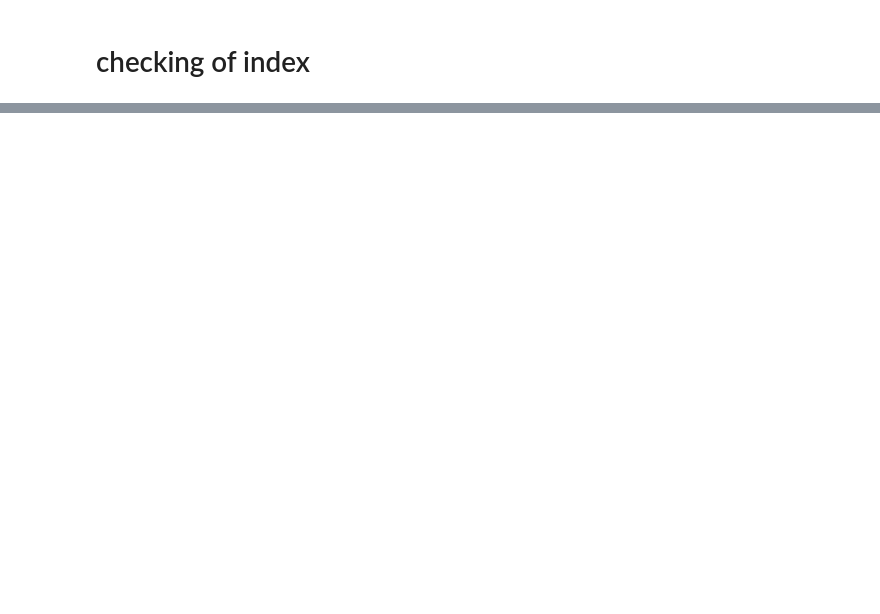
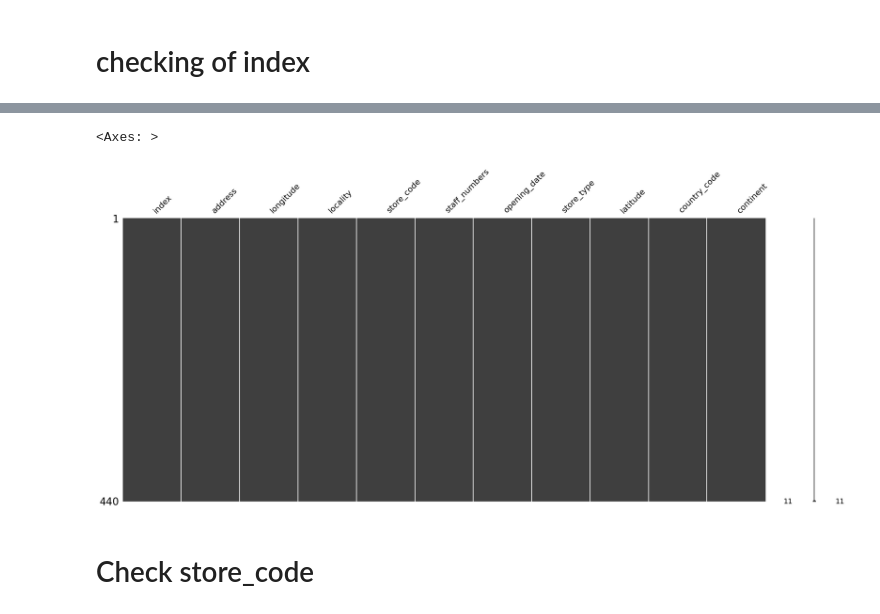
Before and after one commit to chemi5t/multinational-retail-data-centralisation, a Jupyter notebook: legacy_store_details_data.ipynb, the cells around one changed output, grey strips where cells are left out. Cells and saved outputs as stored; diff of their text form; code cells hidden in the pictures; blank space fills up the shorter version.

```diff
--- a/legacy_store_details_data.ipynb
+++ b/legacy_store_details_data.ipynb
@@ -317,0 +411,16 @@ None
+# %%
+def clean_staff_numbers(value):
+    # Extract only numeric part and convert to int
+    numeric_part = ''.join(filter(str.isdigit, value))
+    return int(numeric_part)
+
+# Apply the cleaning function to the 'staff_numbers' column
+legacy_store_details_df_filtered['staff_numbers'] = legacy_store_details_df_filtered['staff_numbers'].apply(clean_staff_numbers)
+
+# Display the cleaned DataFrame
+print("legacy_store_details_df_filtered[\"staff_numbers\"] unique contents after cleaning:\n")
+unique_items_in_staff_numbers = sorted(legacy_store_details_df_filtered["staff_numbers"].unique())
+print(unique_items_in_staff_numbers, "\n")
+print("Number of unique items in staff numbers:\n")
+print(len(unique_items_in_staff_numbers), "\n")
+display(legacy_store_details_df_filtered.info())
@@ -317,0 +453,8 @@ None
+# %%
+# Plot a missingno matrix of the dataframe
+msno.matrix(legacy_store_details_df_filtered)
+# %% [output]
+<Axes: >
+[figure, added]
+# %% [markdown]
+# Check store_code
```
Also changed, not shown: parts of 35 cells of this notebook, 8 other files.
